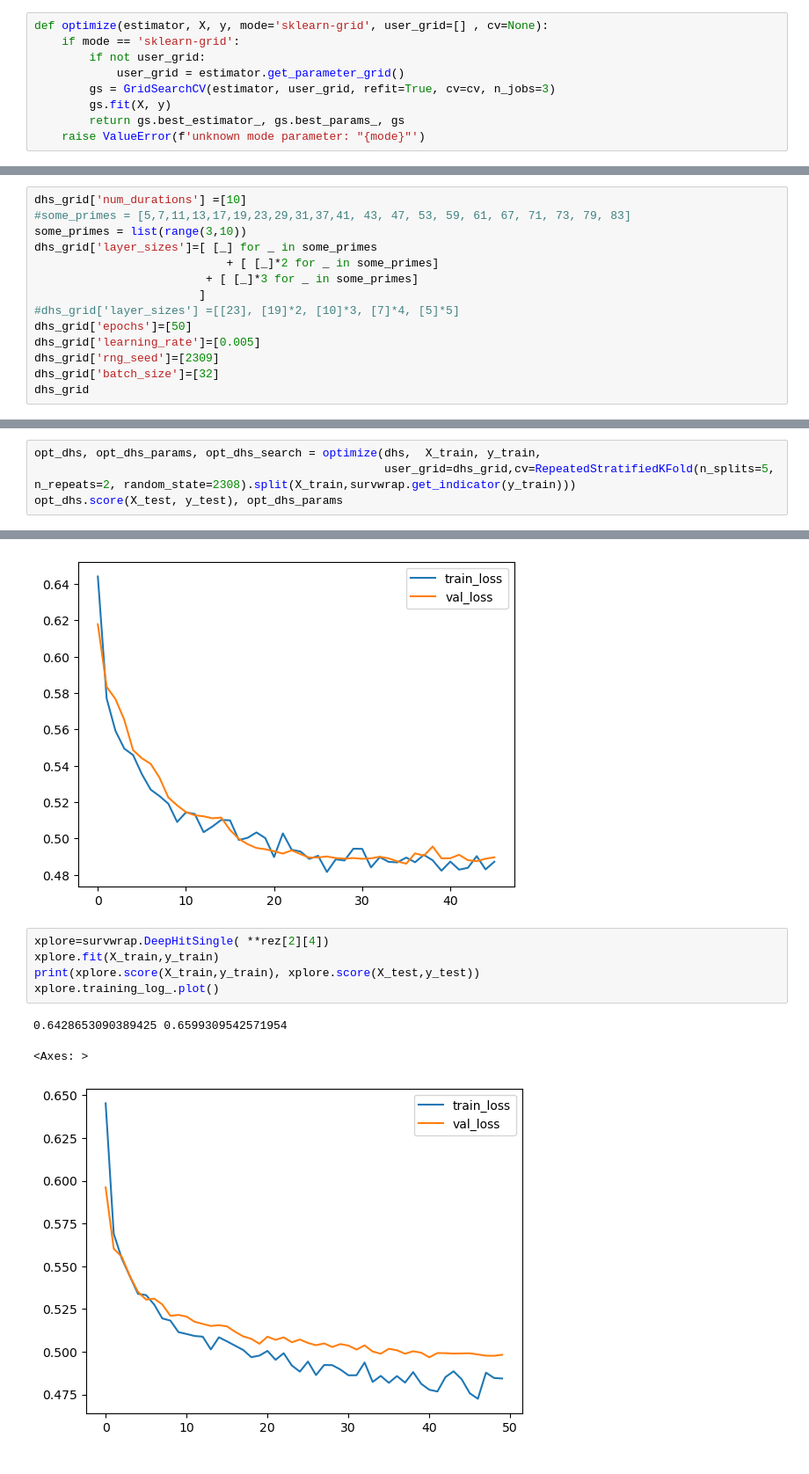
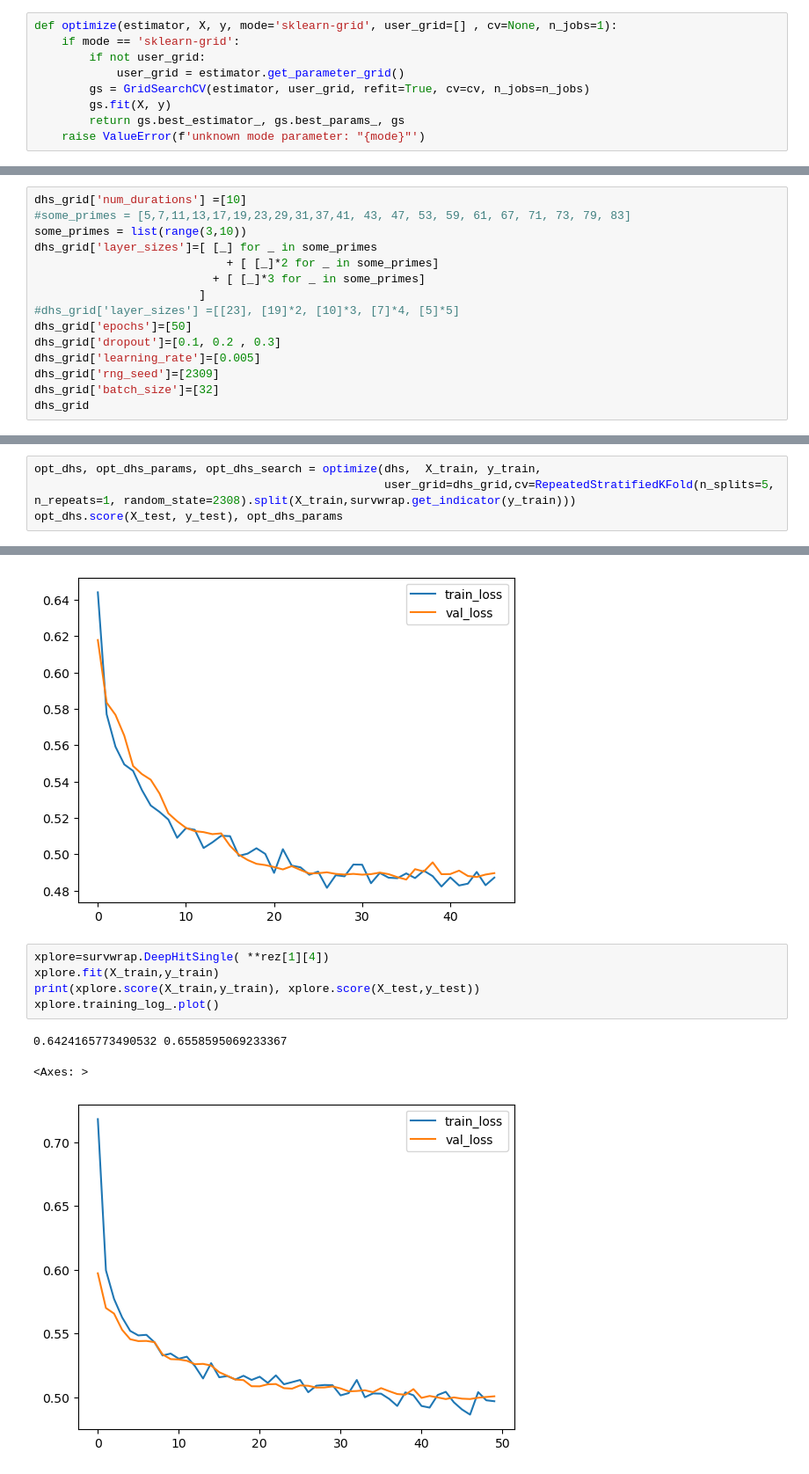
Before and after one commit to compbiomed-unito/survhive, a Jupyter notebook: optimization_test_metabric.ipynb, the cells around one changed output, grey strips where cells are left out. Shown at 88% size. Cells and saved outputs as stored; diff of their text form.

```diff
--- a/optimization_test_metabric.ipynb
+++ b/optimization_test_metabric.ipynb
@@ -104,11 +104,11 @@ coxnet.score(X_test, y_test)
 # %%
 from sklearn.model_selection import GridSearchCV, RandomizedSearchCV
 # %%
-def optimize(estimator, X, y, mode='sklearn-grid', user_grid=[] , cv=None):
+def optimize(estimator, X, y, mode='sklearn-grid', user_grid=[] , cv=None, n_jobs=1):
     if mode == 'sklearn-grid':
         if not user_grid:
             user_grid = estimator.get_parameter_grid()
-        gs = GridSearchCV(estimator, user_grid, refit=True, cv=cv, n_jobs=3)
+        gs = GridSearchCV(estimator, user_grid, refit=True, cv=cv, n_jobs=n_jobs)
         gs.fit(X, y)
         return gs.best_estimator_, gs.best_params_, gs
     raise ValueError(f'unknown mode parameter: "{mode}"')
@@ -346,10 +374,11 @@ dhs_grid['num_durations'] =[10]
 some_primes = list(range(3,10))
 dhs_grid['layer_sizes']=[ [_] for _ in some_primes
                             + [ [_]*2 for _ in some_primes]
-                         + [ [_]*3 for _ in some_primes]
+                          + [ [_]*3 for _ in some_primes]
                         ]
 #dhs_grid['layer_sizes'] =[[23], [19]*2, [10]*3, [7]*4, [5]*5]
 dhs_grid['epochs']=[50]
+dhs_grid['dropout']=[0.1, 0.2 , 0.3]
 dhs_grid['learning_rate']=[0.005]
 dhs_grid['rng_seed']=[2309]
 dhs_grid['batch_size']=[32]
@@ -374,7 +403,7 @@ dhs_grid
  'rng_seed': [2309]}
 # %%
 opt_dhs, opt_dhs_params, opt_dhs_search = optimize(dhs,  X_train, y_train,
-                                                   user_grid=dhs_grid,cv=RepeatedStratifiedKFold(n_splits=5, n_repeats=2, random_state=2308).split(X_train,survwrap.get_indicator(y_train)))
+                                                   user_grid=dhs_grid,cv=RepeatedStratifiedKFold(n_splits=5, n_repeats=1, random_state=2308).split(X_train,survwrap.get_indicator(y_train)))
 opt_dhs.score(X_test, y_test), opt_dhs_params
 # %% [output]
 (0.6449147560258671,
@@ -440,11 +470,11 @@ opt_dhs.training_log_.plot()
 <Axes: >
 [figure]
 # %%
-xplore=survwrap.DeepHitSingle( **rez[2][4])
+xplore=survwrap.DeepHitSingle( **rez[1][4])
 xplore.fit(X_train,y_train)
 print(xplore.score(X_train,y_train), xplore.score(X_test,y_test))
 xplore.training_log_.plot()
 # %% [output]
-0.6428653090389425 0.6599309542571954
+0.6424165773490532 0.6558595069233367
 <Axes: >
-[figure, old version]
+[figure, new version]
```
Also changed, not shown: parts of 17 cells of this notebook.
